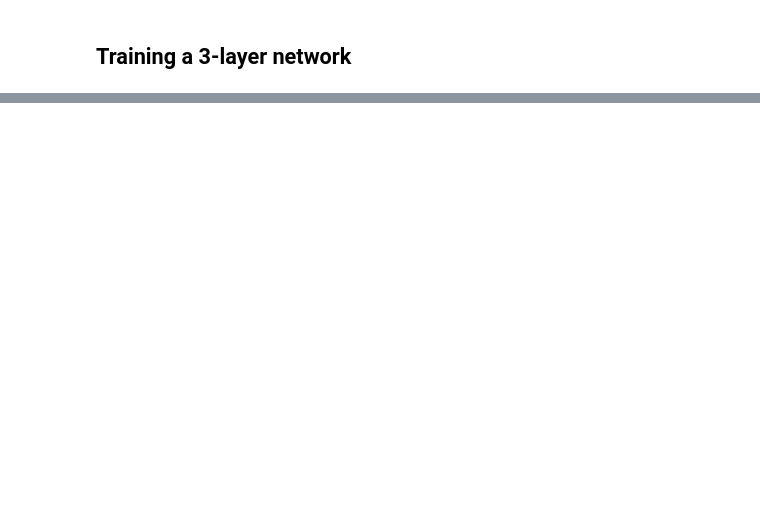
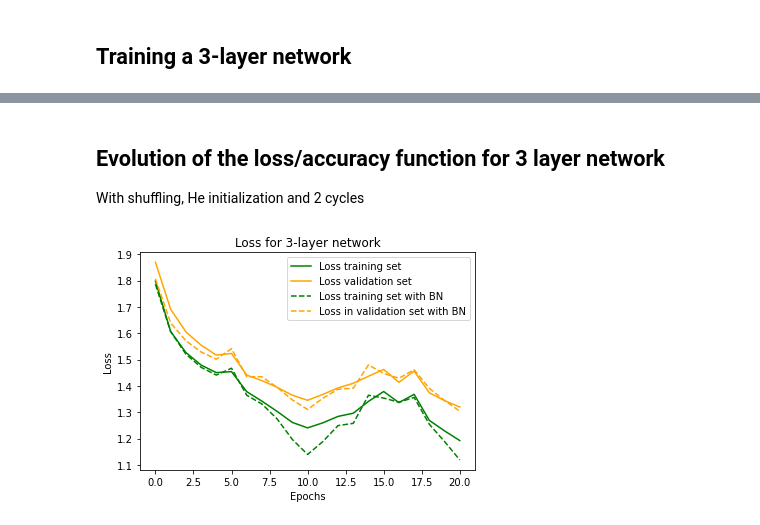
Before and after one commit to annasanchez27/DD2424-deep-learning-data-science, a Jupyter notebook: lab3/experiments.ipynb, the cells around one changed output, grey strips where cells are left out. Saved outputs shown, nothing was run; the diff lists cells and outputs as text; code cells hidden in the pictures; blank space fills up the shorter version.

```diff
--- a/lab3/experiments.ipynb
+++ b/lab3/experiments.ipynb
@@ -270,0 +293,29 @@ for l in range(len(grad_gamma)):
+# %%
+layers = 3
+input_nodes = len(data['train_data']['data'])
+hidden_nodes1 = 50
+hidden_nodes2 = 50
+output_nodes = len(data['train_data']['one_hot'])
+
+n_batch = 100
+cycles = 2
+n_s = 5*49000/n_batch
+n = len(data['train_data']['data'][0])
+epochs = int(cycles*n_s*2/(n/n_batch))
+lamda = 0.005
+
+classifier = cls.Classifier()
+classifier.add_layer(n=hidden_nodes1, input_nodes=input_nodes)
+classifier.add_layer(n=hidden_nodes2, input_nodes=hidden_nodes1)
+classifier.add_layer(n=output_nodes,input_nodes=hidden_nodes2)
+metrics_batch = classifier.fit(data['train_data']['data'], data['train_data']['one_hot'],
+                         data['validation_data']['data'], data['validation_data']['one_hot'],
+                         data['train_data']['labels'],
+                         data['validation_data']['labels'],
+                         'cross-entropy',
+                         n_batch=n_batch, eta=1e-5, n_epochs=epochs, lamda=lamda, eta_min=1e-5, eta_max=1e-1, n_s=n_s, batch_norm=True)
+error_plot_normal(metrics_batch['accuracy_train'], metrics_batch['accuracy_val'], "Accuracy")
+error_plot_normal(metrics_batch['loss_train'], metrics_batch['loss_val'], "Loss")
+prediction_test = classifier.predict(data['test_data']['data'],batch_normalization=True)
+test_accuracy = classifier.compute_accuracy(data['test_data']['labels'],prediction_test)
+print("Test accuracy:" ,test_accuracy)
@@ -305,0 +361,15 @@ print("Test accuracy:" ,test_accuracy)"""
+# %% [markdown]
+## Evolution of the loss/accuracy function for 3 layer network
+With shuffling, He initialization and 2 cycles
+# %%
+plt.plot(metrics['loss_train'],color='green',label='Loss training set')
+plt.plot(metrics['loss_val'],color='orange',label='Loss validation set')
+plt.plot(metrics_batch['loss_train'],color='green',linestyle='dashed',label='Loss training set with BN')
+plt.plot(metrics_batch['loss_val'],linestyle='dashed',color='orange',label='Loss in validation set with BN')
+plt.legend()
+plt.xlabel('Epochs')
+plt.ylabel('Loss')
+plt.title('Loss for 3-layer network')
+plt.show()
+# %% [output]
+[figure, added]
```
Also changed, not shown: parts of 14 cells of this notebook, 4 other files.
